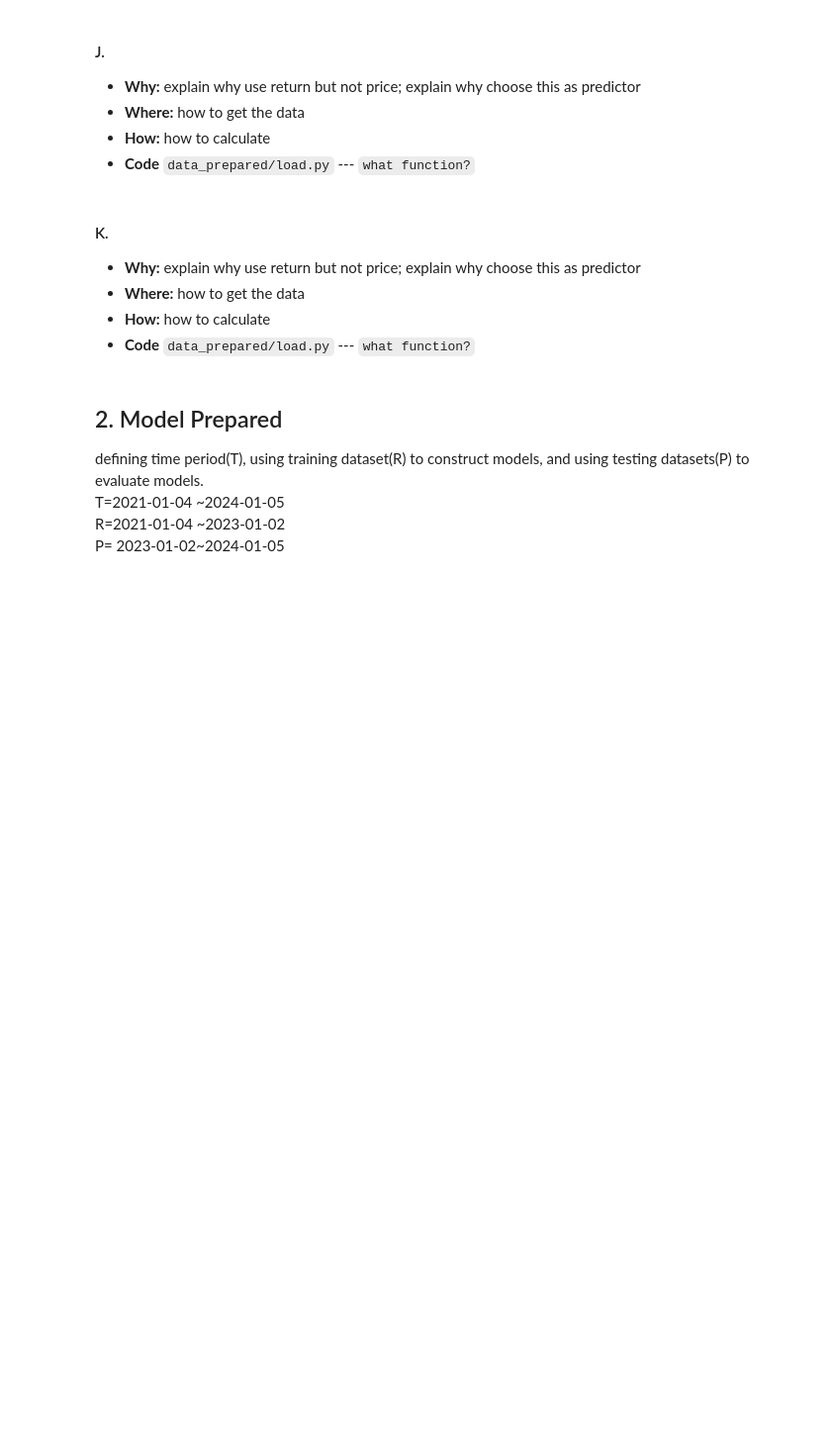
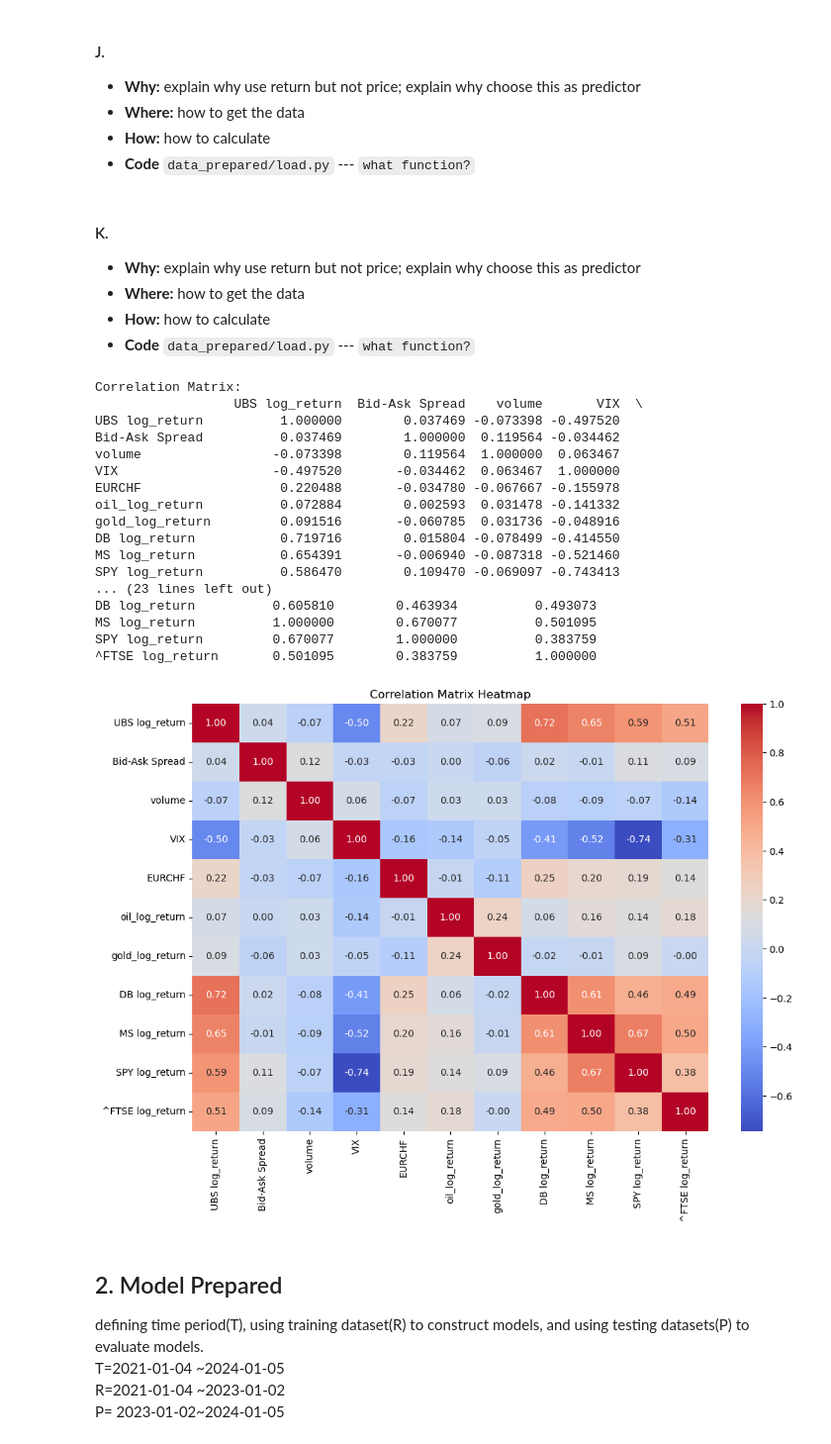
Before and after one commit to CynthiaShiyue/IDS789-Financial-Model-Project, a Jupyter notebook: final_report.ipynb, the cells around one changed output. Shown at 99% size. Drawn from its saved outputs; the diff is of its cells as text; code cells hidden in the pictures; blank space fills up the shorter version.

```diff
--- a/final_report.ipynb
+++ b/final_report.ipynb
@@ -177,6 +177,45 @@ UBS_gold_prices_df.head(5)
 * **Where:** how to get the data
 * **How:**  how to calculate
 * **Code** `data_prepared/load.py`  --- `what function?`
+# %%
+# correlation testing:
+import matplotlib.pyplot as plt
+import seaborn as sns
+import pandas as pd
+
+df=pd.read_csv("data_prepared/training_dataset.csv")
+df_numeric = df.drop(columns=["Date"])
+# Calculate the correlation matrix
+correlation_matrix = df_numeric.corr()
+
+# Print the correlation matrix
+print("Correlation Matrix:")
+print(correlation_matrix)
+
+# Visualize the correlation matrix as a heatmap
+plt.figure(figsize=(12, 8))
+sns.heatmap(correlation_matrix, annot=True, fmt=".2f", cmap="coolwarm", cbar=True)
+plt.title("Correlation Matrix Heatmap")
+plt.show()
+# %% [output]
+Correlation Matrix:
+                  UBS log_return  Bid-Ask Spread    volume       VIX  \
+UBS log_return          1.000000        0.037469 -0.073398 -0.497520
+Bid-Ask Spread          0.037469        1.000000  0.119564 -0.034462
+volume                 -0.073398        0.119564  1.000000  0.063467
+VIX                    -0.497520       -0.034462  0.063467  1.000000
+EURCHF                  0.220488       -0.034780 -0.067667 -0.155978
+oil_log_return          0.072884        0.002593  0.031478 -0.141332
+gold_log_return         0.091516       -0.060785  0.031736 -0.048916
+DB log_return           0.719716        0.015804 -0.078499 -0.414550
+MS log_return           0.654391       -0.006940 -0.087318 -0.521460
+SPY log_return          0.586470        0.109470 -0.069097 -0.743413
+... (23 lines left out)
+DB log_return          0.605810        0.463934          0.493073
+MS log_return          1.000000        0.670077          0.501095
+SPY log_return         0.670077        1.000000          0.383759
+^FTSE log_return       0.501095        0.383759          1.000000
+[figure, added]
 # %% [markdown]
 ## 2. Model Prepared
 
```
Also changed, not shown: parts of 6 cells of this notebook, 7 other files.
